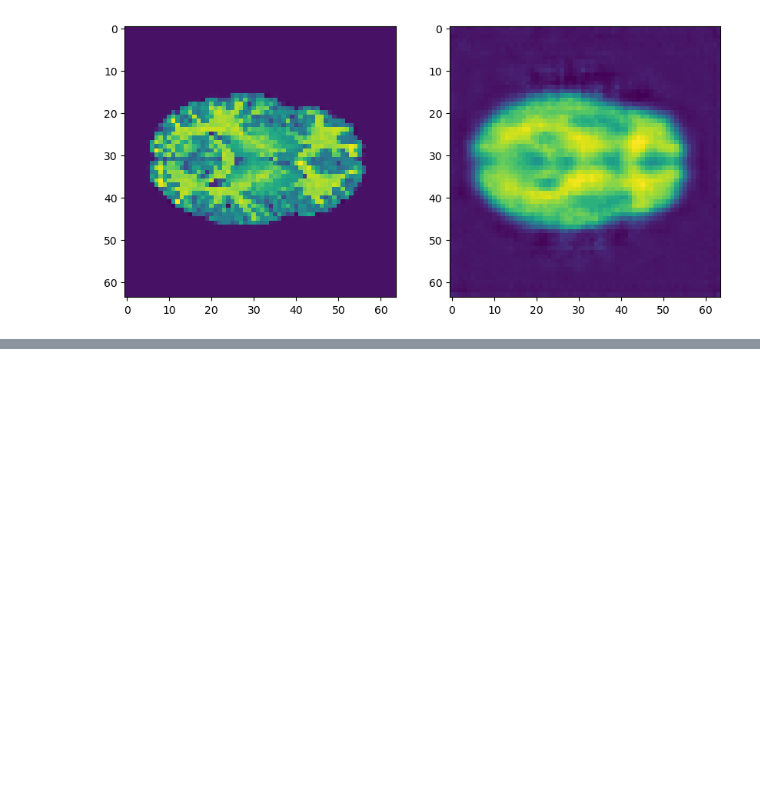
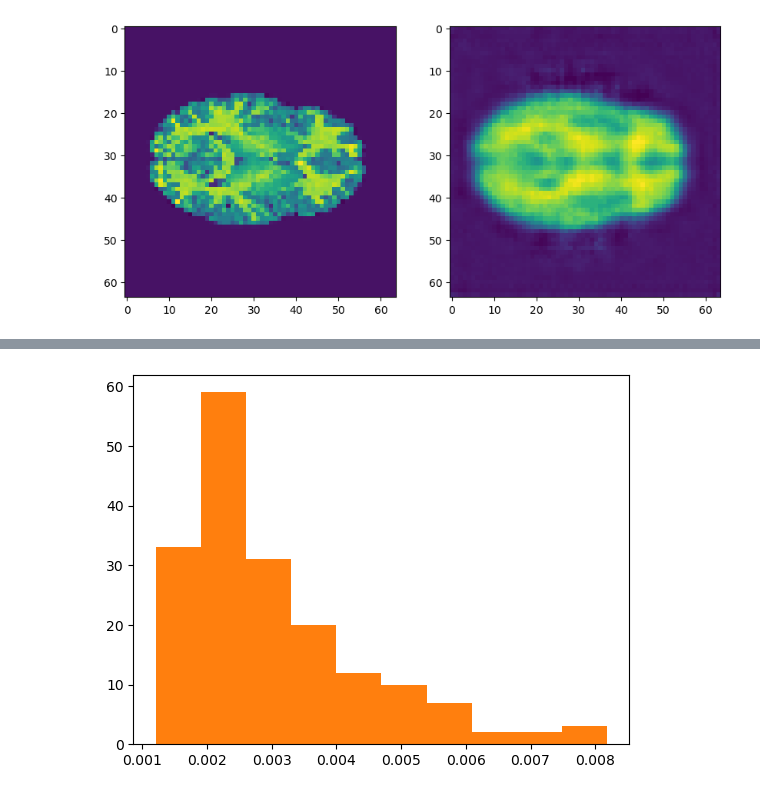
Before and after one commit to Aglinskas/BC-MRI-ADHD, a Jupyter notebook: Code/MSE_and_RSA_analysis.ipynb, the cells around one changed output, grey strips where cells are left out. Cells and saved outputs as stored; diff of their text form; code cells hidden in the pictures; blank space fills up the shorter version.

```diff
--- a/Code/MSE_and_RSA_analysis.ipynb
+++ b/Code/MSE_and_RSA_analysis.ipynb
@@ -152,6 +137,0 @@ tf.Tensor(
-# %%
-lst = list(range(0,178+1))
-for s in lst:
-    SE = ((data_patients[s,:,:,:] - recon_patients[s,:,:,:])**2)
-    MSE = np.mean(SE)
-    print(f'MSE{s} = {MSE}')
@@ -167,7 +137,0 @@ salient_features_adhd = s_encoder.predict(data_patients)[0]
-# %%
-s = 0
-plt.figure(figsize=(10,5))
-plt.subplot(1,2,1)
-plt.imshow(data_patients[s,:,:,32])
-plt.subplot(1,2,2)
-plt.imshow(recon_patients[s,:,:,32])
@@ -175,0 +147,5 @@ plt.imshow(recon_patients[s,:,:,32])
+# %%
+# MSE subject 0
+data = np.array(data_patients[0,:,:,:])
+predict = np.array(recon_patients[0,:,:,:])
+mse = ((data-predict)**2).mean()
@@ -175,0 +157,21 @@ plt.imshow(recon_patients[s,:,:,32])
+# %%
+# MSE loop
+mse_list = []
+for s in range(0,179):
+    data = np.array(data_patients[s,:,:,:])
+    predict = np.array(recon_patients[s,:,:,:])
+    mse = ((data-predict)**2).mean()
+    mse_list.append(mse)
+
+mse_arr = np.array(mse_list)
+
+#    data = data_patients[s]
+#    predict = recon_patients[s]
+#    # Using 'auto'/'sum_over_batch_size' reduction type.
+#    mse = tf.keras.losses.MeanSquaredError()
+#    mse(data, predict).numpy()
+# %%
+plt.hist(mse_arr)
+plt.show()
+# %% [output]
+[figure, added]
```
Also changed, not shown: parts of 36 cells of this notebook, 18 other files.
